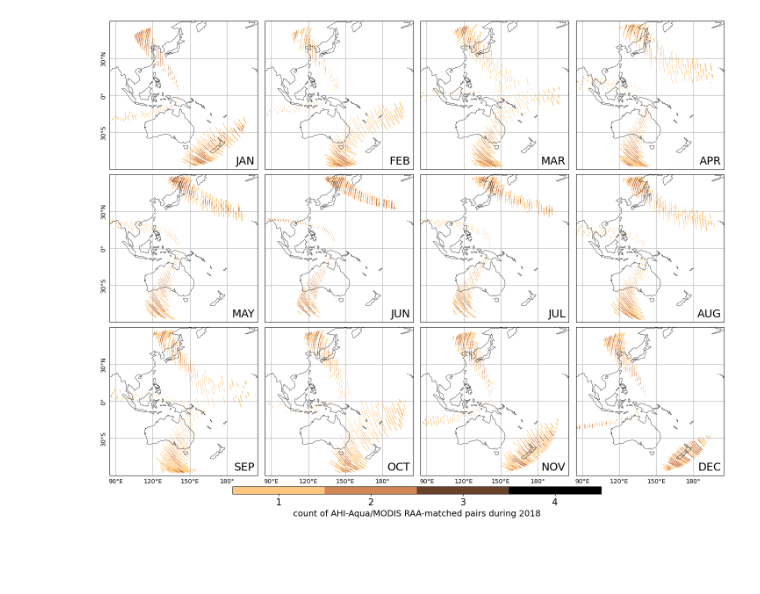
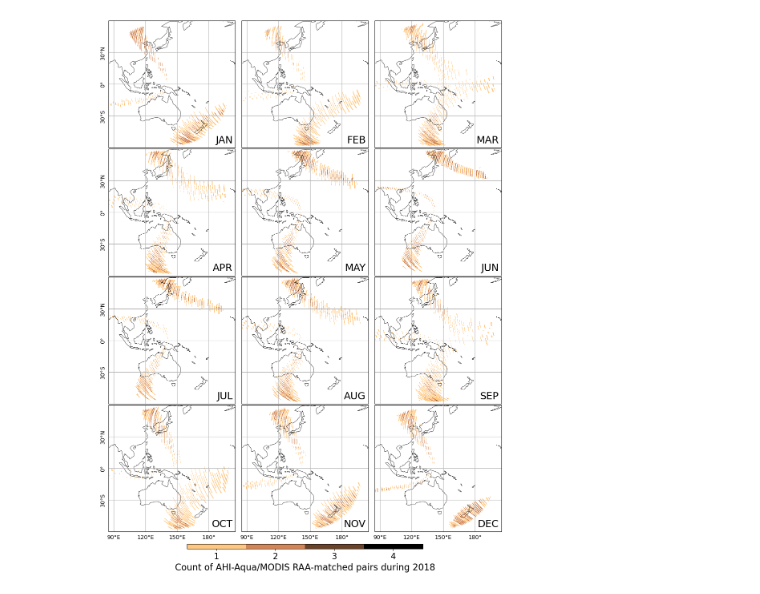
Before and after one commit to Bosh0113/MISR_AHI, a Jupyter notebook: Data_Screening/statistics/AHI-MODIS/03_MXD_only_RAA_display.ipynb, the cells around one changed output. Cells and saved outputs as stored; diff of their text form; code cells hidden in the pictures; blank space fills up the shorter version.

```diff
--- a/Data_Screening/statistics/AHI-MODIS/03_MXD_only_RAA_display.ipynb
+++ b/Data_Screening/statistics/AHI-MODIS/03_MXD_only_RAA_display.ipynb
@@ -79,10 +79,15 @@ norm = matplotlib.colors.Normalize(vmin=0.5, vmax=4.5)
 cmap = plt.get_cmap('copper_r',lut = 4)
 
 # mapping
-fig, axes = plt.subplots(3, 4, figsize=(20, 18), subplot_kw={'projection': ccrs.PlateCarree(central_longitude=180)})
+# row_count = 3
+# col_count = 4
+# fig, axes = plt.subplots(row_count, col_count, figsize=(20, 18), subplot_kw={'projection': ccrs.PlateCarree(central_longitude=180)})
+row_count = 4
+col_count = 3
+fig, axes = plt.subplots(row_count, col_count, figsize=(14, 22), subplot_kw={'projection': ccrs.PlateCarree(central_longitude=180)})
 month_idx = 0
-for row in range(3):
-    for col in range(4):
+for row in range(row_count):
+    for col in range(col_count):
         count_dict = monthly_loc_record[month_idx]
         ahi_array_2d = numpy.zeros((1200,1200))
         resolutoin_pixel = 0.1
@@ -101,34 +106,34 @@ for row in range(3):
 
         im = axes[row, col].imshow(fig_show, extent=ahi_extent, cmap=cmap, norm=norm, interpolation='None')
 #         im = axes[row, col].imshow(fig_show, interpolation='None')
 
         gl=axes[row, col].gridlines(crs=proj,draw_labels=True)
         gl.xlabels_top = False
         gl.ylabels_right = False
         if col > 0:
             gl.ylabels_left = False
-        if row < 2:
+        if row < row_count-1:
             gl.xlabels_bottom = False
         gl.xlocator = tck.FixedLocator(numpy.arange(-180,180,30))
         gl.ylocator = tck.FixedLocator(numpy.arange(-90,90,30))
         gl.ylabel_style = {'rotation': 90}
 
 #         axes[row, col].set_title(month_labels[month_idx])
         axes[row, col].text(0.98, 0.02, month_labels[month_idx], transform=axes[row, col].transAxes, ha='right', va='bottom', fontsize=18, color='black')
 
         month_idx+=1
 
 plt.subplots_adjust(left=0.15, right=0.85, top=0.85, bottom=0.15, wspace=0.05, hspace=0)
 
 cbar = fig.colorbar(im, ax=axes, location='bottom', orientation='horizontal', aspect=50, fraction=0.15, pad=0.02, shrink=0.6)
 if MXD == 'MOD':
-    cbar.set_label('count of AHI-Terra/MODIS RAA-matched pairs during 2018', fontsize=14)
+    cbar.set_label('Count of AHI-Terra/MODIS RAA-matched pairs during 2018', fontsize=16)
 else:
-    cbar.set_label('count of AHI-Aqua/MODIS RAA-matched pairs during 2018', fontsize=14)
+    cbar.set_label('Count of AHI-Aqua/MODIS RAA-matched pairs during 2018', fontsize=16)
 
 cbar.set_ticks(numpy.arange(1,5))
 cbar.ax.tick_params(labelsize=15)
 
 plt.savefig(os.path.join(save_folder, npy_file[:-23]+'monthly_count.png'), bbox_inches='tight', dpi=500)
 # %% [output]
-[figure, old version]
+[figure, new version]
```
Also changed, not shown: 1 other file.
